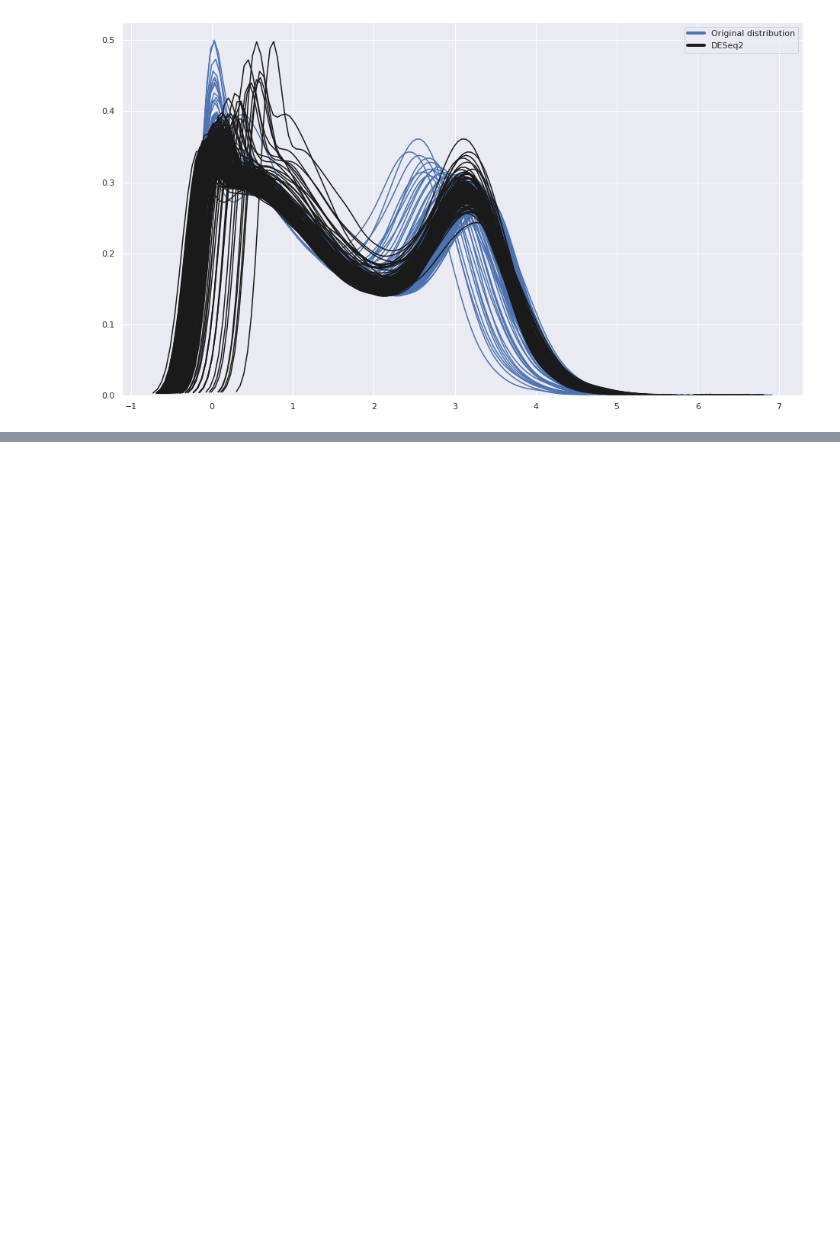
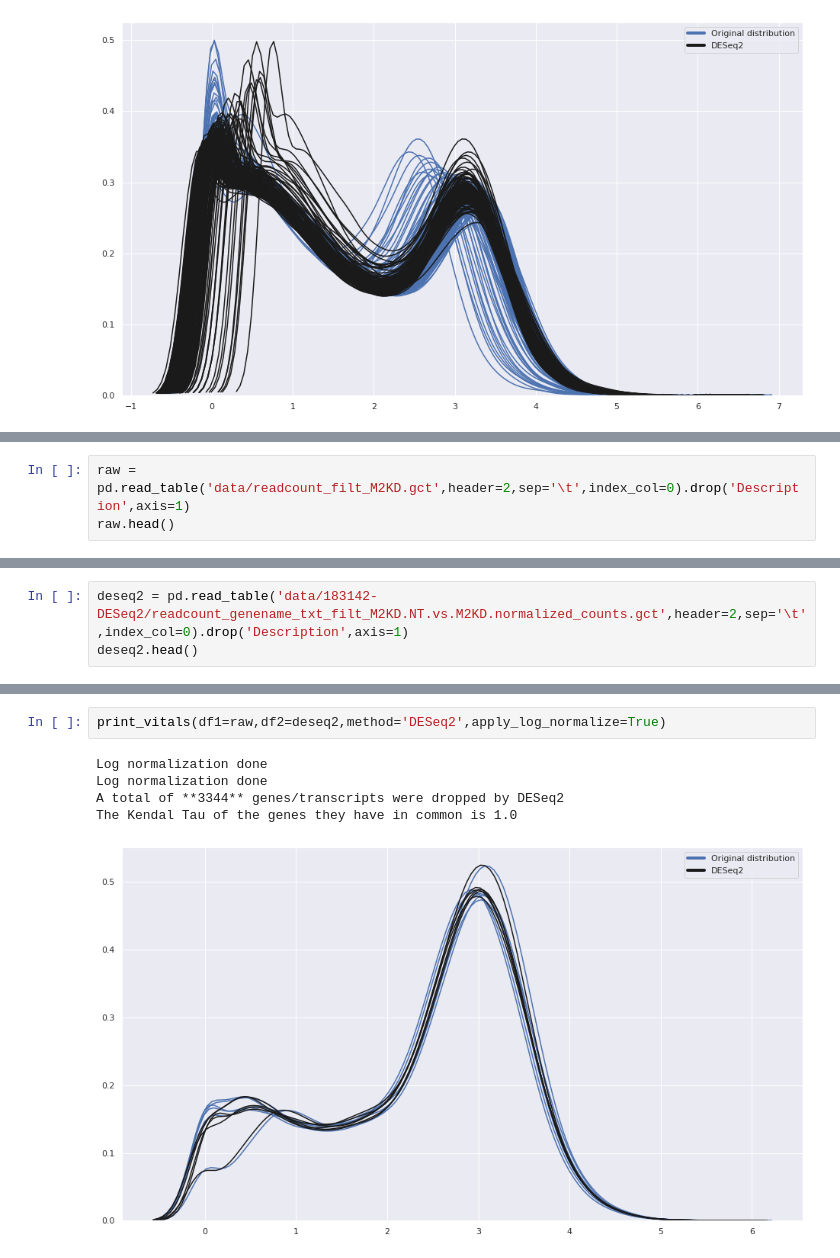
Before and after one commit to genepattern/preprocessing-rnaseq, a Jupyter notebook: Bulk RNA-seq Preprocessing for GSEA+ draft 3.ipynb, the cells around one changed output, grey strips where cells are left out. Drawn from its saved outputs; the diff is of its cells as text; blank space fills up the shorter version.

```diff
--- a/Bulk RNA-seq Preprocessing for GSEA+ draft 3.ipynb
+++ b/Bulk RNA-seq Preprocessing for GSEA+ draft 3.ipynb
@@ -334,0 +348,3 @@ The Kendal Tau of the genes they have in common is 0.9999301179747584
+# %%
+raw = pd.read_table('data/readcount_filt_M2KD.gct',header=2,sep='\t',index_col=0).drop('Description',axis=1)
+raw.head()
@@ -334,0 +359,3 @@ The Kendal Tau of the genes they have in common is 0.9999301179747584
+# %%
+deseq2 = pd.read_table('data/183142-DESeq2/readcount_genename_txt_filt_M2KD.NT.vs.M2KD.normalized_counts.gct',header=2,sep='\t',index_col=0).drop('Description',axis=1)
+deseq2.head()
@@ -334,0 +381,8 @@ The Kendal Tau of the genes they have in common is 0.9999301179747584
+# %%
+print_vitals(df1=raw,df2=deseq2,method='DESeq2',apply_log_normalize=True)
+# %% [output]
+Log normalization done
+Log normalization done
+A total of **3344** genes/transcripts were dropped by DESeq2
+The Kendal Tau of the genes they have in common is 1.0
+[figure, added]
```
Also changed, not shown: parts of 9 cells of this notebook.
